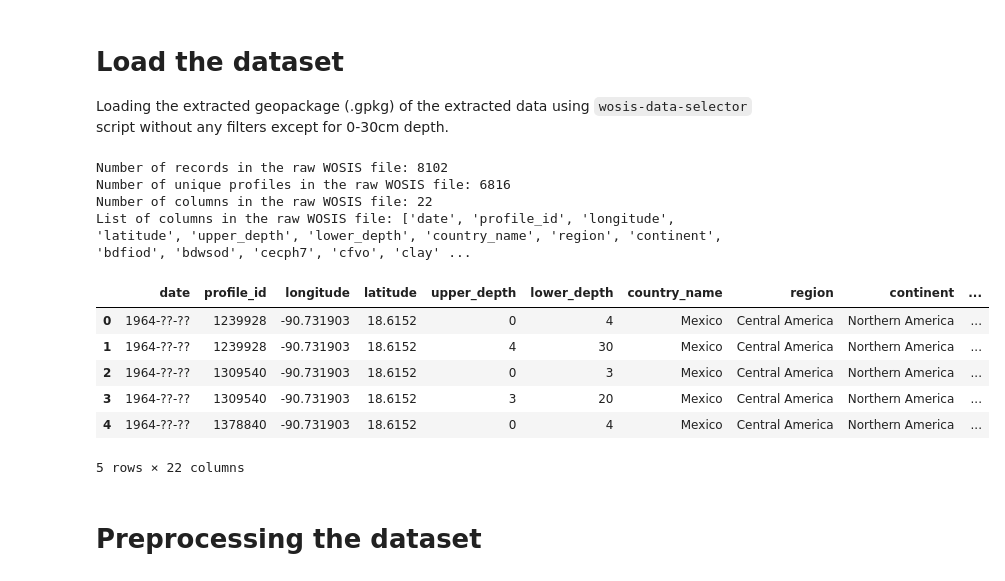
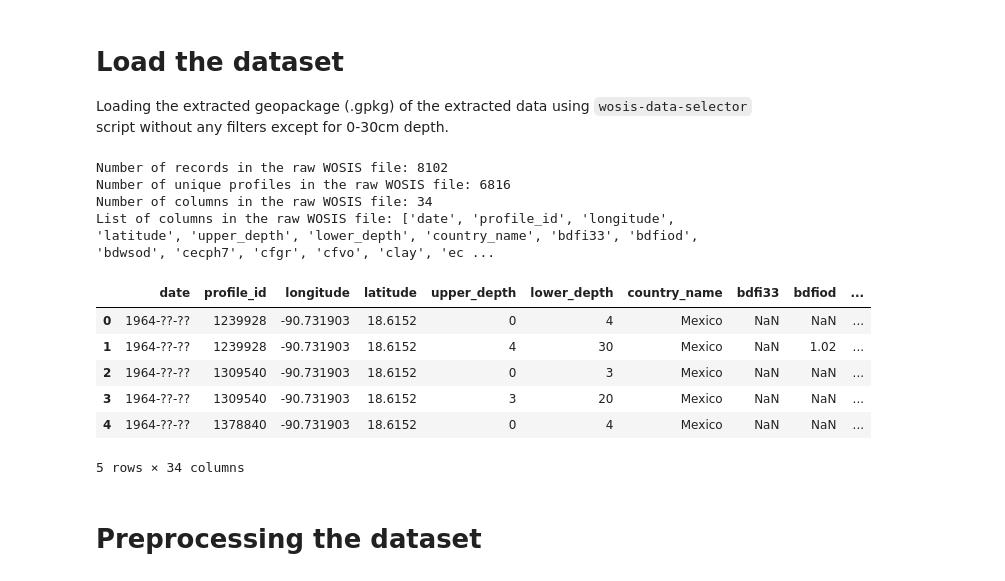
Before and after one commit to tierrafoods-hud/notebooks, a Jupyter notebook: wosis-preprocessor.ipynb, the cells around one changed output. Drawn from its saved outputs; the diff is of its cells as text; code cells hidden in the pictures.

Commit message:
updated wosis preprocessor

```diff
--- a/wosis-preprocessor.ipynb
+++ b/wosis-preprocessor.ipynb
@@ -9,34 +9,30 @@
 Loading the extracted geopackage (.gpkg) of the extracted data using `wosis-data-selector` script without any filters except for 0-30cm depth.
 # %%
 import geopandas as gpd
-import kagglehub
-
-KAGGLE_HANDLE = "itsmrmallik/tf-countries"
-
 # master file
 wosis_raw = "Mexico_wosis_raw_merged.gpkg"
-mexio_wosis_gdf = kagglehub.dataset_download(KAGGLE_HANDLE, path=wosis_raw)
+mexio_wosis_gdf = f"D:/tierra/datasets/raw/{wosis_raw}"
 mexio_wosis_gdf = gpd.read_file(mexio_wosis_gdf)
 
 #
 print(f"Number of records in the raw WOSIS file: {len(mexio_wosis_gdf)}")
 print(f"Number of unique profiles in the raw WOSIS file: {len(mexio_wosis_gdf['profile_id'].unique())}")
 print(f"Number of columns in the raw WOSIS file: {len(mexio_wosis_gdf.columns)}")
 print(f"List of columns in the raw WOSIS file: {list(mexio_wosis_gdf.columns)}")
 
 mexio_wosis_gdf.head()
 # %% [output]
 Number of records in the raw WOSIS file: 8102
 Number of unique profiles in the raw WOSIS file: 6816
-Number of columns in the raw WOSIS file: 22
-List of columns in the raw WOSIS file: ['date', 'profile_id', 'longitude', 'latitude', 'upper_depth', 'lower_depth', 'country_name', 'region', 'continent', 'bdfiod', 'bdwsod', 'cecph7', 'cfvo', 'clay' ...
+Number of columns in the raw WOSIS file: 34
+List of columns in the raw WOSIS file: ['date', 'profile_id', 'longitude', 'latitude', 'upper_depth', 'lower_depth', 'country_name', 'bdfi33', 'bdfiod', 'bdwsod', 'cecph7', 'cfgr', 'cfvo', 'clay', 'ec ...
-|  | date | profile_id | longitude | latitude | upper_depth | lower_depth | country_name | region | continent | ... |
-| 0 | 1964-??-?? | 1239928 | -90.731903 | 18.6152 | 0 | 4 | Mexico | Central America | Northern America | ... |
-| 1 | 1964-??-?? | 1239928 | -90.731903 | 18.6152 | 4 | 30 | Mexico | Central America | Northern America | ... |
-| 2 | 1964-??-?? | 1309540 | -90.731903 | 18.6152 | 0 | 3 | Mexico | Central America | Northern America | ... |
-| 3 | 1964-??-?? | 1309540 | -90.731903 | 18.6152 | 3 | 20 | Mexico | Central America | Northern America | ... |
-| 4 | 1964-??-?? | 1378840 | -90.731903 | 18.6152 | 0 | 4 | Mexico | Central America | Northern America | ... |
+|  | date | profile_id | longitude | latitude | upper_depth | lower_depth | country_name | bdfi33 | bdfiod | ... |
+| 0 | 1964-??-?? | 1239928 | -90.731903 | 18.6152 | 0 | 4 | Mexico | NaN | NaN | ... |
+| 1 | 1964-??-?? | 1239928 | -90.731903 | 18.6152 | 4 | 30 | Mexico | NaN | 1.02 | ... |
+| 2 | 1964-??-?? | 1309540 | -90.731903 | 18.6152 | 0 | 3 | Mexico | NaN | NaN | ... |
+| 3 | 1964-??-?? | 1309540 | -90.731903 | 18.6152 | 3 | 20 | Mexico | NaN | NaN | ... |
+| 4 | 1964-??-?? | 1378840 | -90.731903 | 18.6152 | 0 | 4 | Mexico | NaN | NaN | ... |
-5 rows × 22 columns
+5 rows × 34 columns
 # %% [markdown]
 # Preprocessing the dataset
 # %%
```
Also changed, not shown: parts of 9 cells of this notebook.
